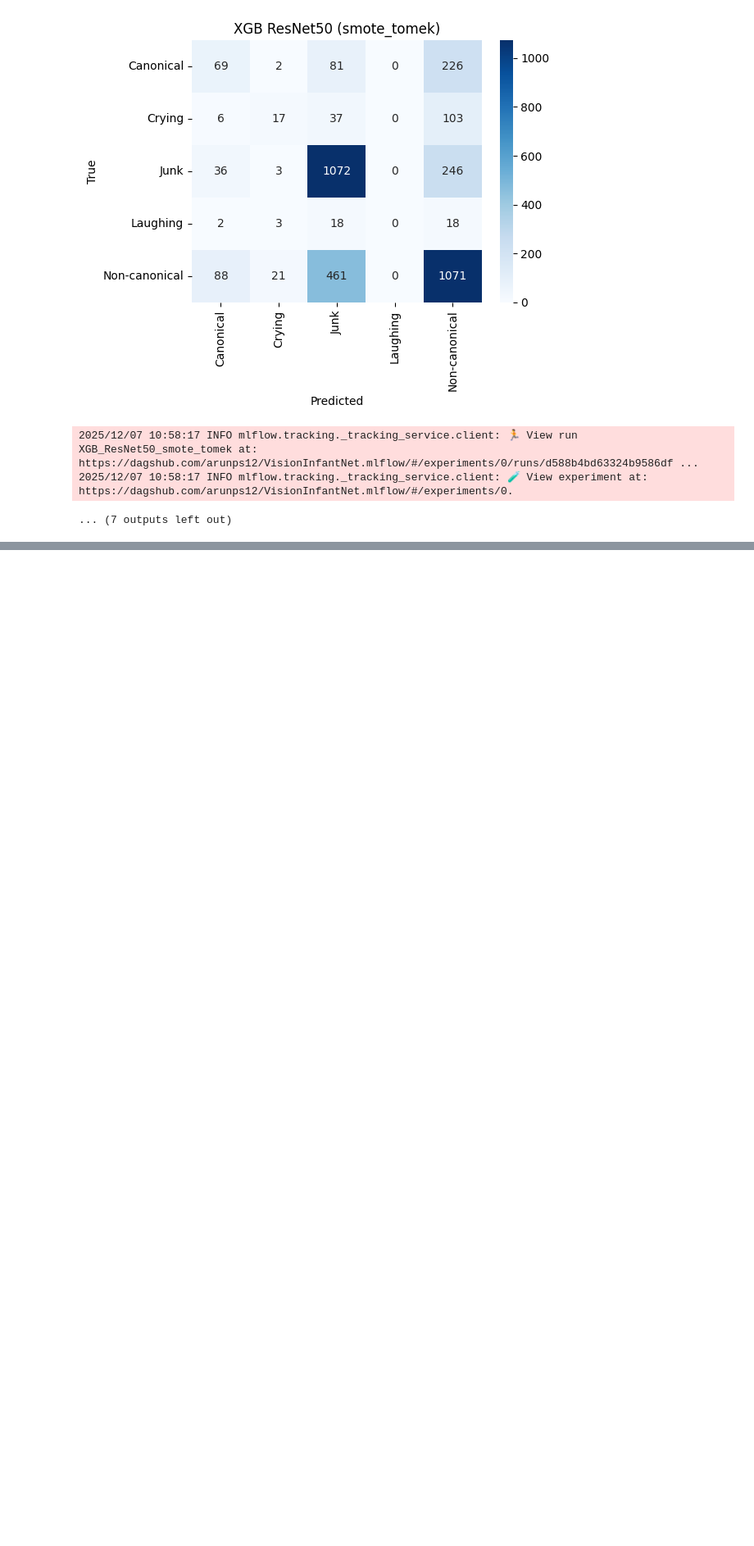
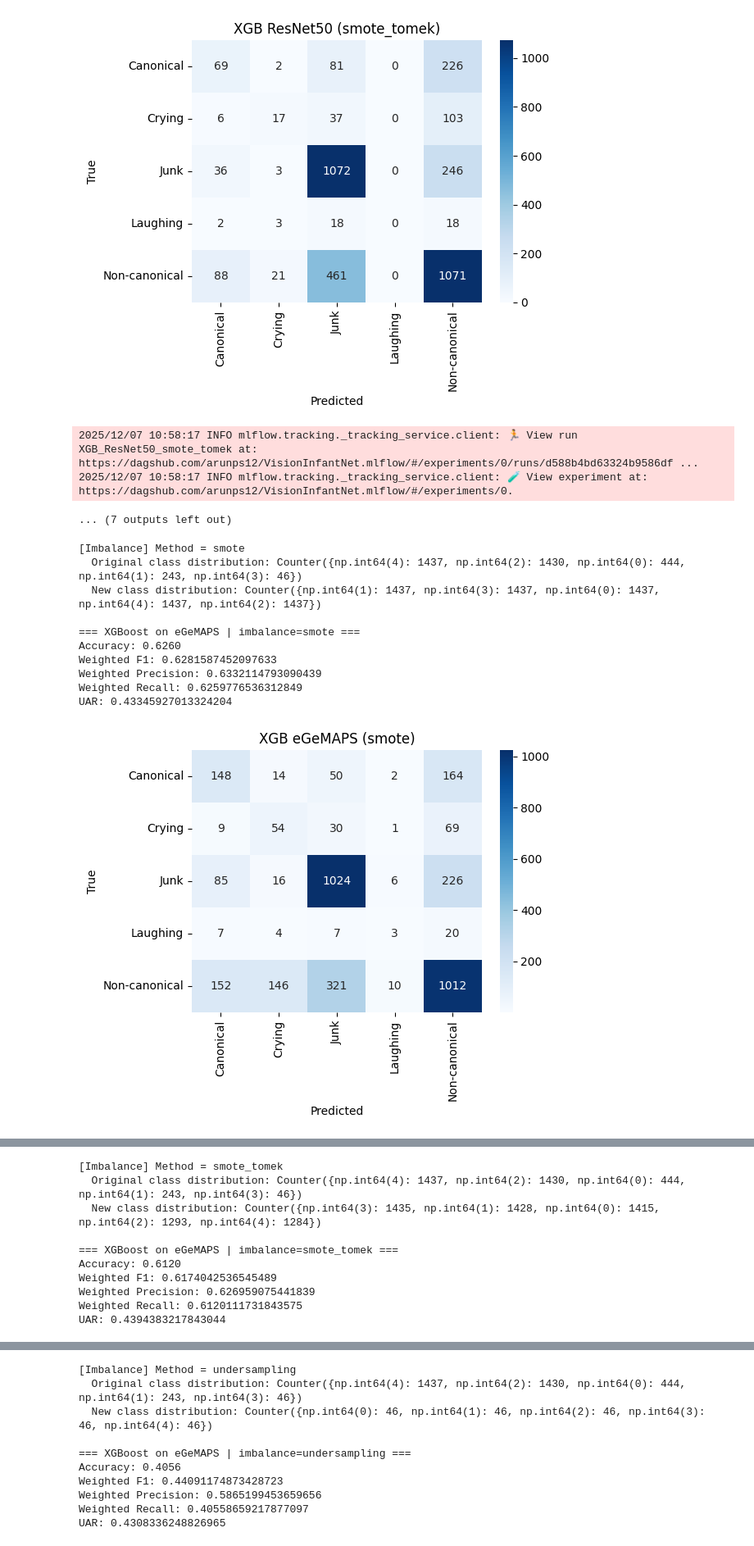
Before and after one commit to arunps12/VocalBaby, a Jupyter notebook: notebook/03_xgboost_imbalance_experiments.ipynb, the cells around one changed output, grey strips where cells are left out. Shown at 82% size. Saved outputs shown, nothing was run; the diff lists cells and outputs as text; code cells hidden in the pictures; blank space fills up the shorter version.

```diff
--- a/notebook/03_xgboost_imbalance_experiments.ipynb
+++ b/notebook/03_xgboost_imbalance_experiments.ipynb
@@ -393,10 +393,10 @@ def run_xgb_experiment_for_feature(
     return acc, metrics
 # %%
 feature_map = {
-    #"eGeMAPS":    (X_train_egemaps, X_valid_egemaps),
-    #"BoAW":       (X_train_boaw, X_valid_boaw),
-    #"FisherVec":  (X_train_fv, X_valid_fv),
-    #"PANNs":      (X_train_panns, X_valid_panns),
+    "eGeMAPS":    (X_train_egemaps, X_valid_egemaps),
+    "BoAW":       (X_train_boaw, X_valid_boaw),
+    "FisherVec":  (X_train_fv, X_valid_fv),
+    "PANNs":      (X_train_panns, X_valid_panns),
     "ResNet50":   (X_train_resnet, X_valid_resnet),
 }
 
@@ -484,3 +484,49 @@ UAR: 0.34589257522922434
 2025/12/07 10:58:17 INFO mlflow.tracking._tracking_service.client: 🏃 View run XGB_ResNet50_smote_tomek at: https://dagshub.com/arunps12/VisionInfantNet.mlflow/#/experiments/0/runs/d588b4bd63324b9586df ...
 2025/12/07 10:58:17 INFO mlflow.tracking._tracking_service.client: 🧪 View experiment at: https://dagshub.com/arunps12/VisionInfantNet.mlflow/#/experiments/0.
 ... (7 outputs left out)
+# %%
+feature_map = {
+    "eGeMAPS":    (X_train_egemaps, X_valid_egemaps)
+    }
+
+imbalance_methods = [
+    "smote",
+    "smote_tomek",
+    "undersampling",
+    "smote_enn",
+]
+
+results_table = []
+
+for feat_name, (Xtr, Xval) in feature_map.items():
+    for imb in imbalance_methods:
+        acc, metrics = run_xgb_experiment_for_feature(
+            feature_name=feat_name,
+            X_train_raw=Xtr,
+            X_valid_raw=Xval,
+            imbalance_method=imb,
+        )
+        results_table.append({
+            "feature": feat_name,
+            "imbalance_method": imb,
+            "accuracy": acc,
+            "f1": metrics.f1_score,
+            "precision": metrics.precision_score,
+            "recall": metrics.recall_score,
+            "uar": metrics.uar,
+        })
+
+results_df = pd.DataFrame(results_table)
+results_df
+# %% [output]
+[Imbalance] Method = smote
+  Original class distribution: Counter({np.int64(4): 1437, np.int64(2): 1430, np.int64(0): 444, np.int64(1): 243, np.int64(3): 46})
+  New class distribution: Counter({np.int64(1): 1437, np.int64(3): 1437, np.int64(0): 1437, np.int64(4): 1437, np.int64(2): 1437})
+
+=== XGBoost on eGeMAPS | imbalance=smote ===
+Accuracy: 0.6260
+Weighted F1: 0.6281587452097633
+Weighted Precision: 0.6332114793090439
+Weighted Recall: 0.6259776536312849
+UAR: 0.43345927013324204
+[figure, added]
@@ -486,0 +535,10 @@ UAR: 0.34589257522922434
+[Imbalance] Method = smote_tomek
+  Original class distribution: Counter({np.int64(4): 1437, np.int64(2): 1430, np.int64(0): 444, np.int64(1): 243, np.int64(3): 46})
+  New class distribution: Counter({np.int64(3): 1435, np.int64(1): 1428, np.int64(0): 1415, np.int64(2): 1293, np.int64(4): 1284})
+
+=== XGBoost on eGeMAPS | imbalance=smote_tomek ===
+Accuracy: 0.6120
+Weighted F1: 0.6174042536545489
+Weighted Precision: 0.626959075441839
+Weighted Recall: 0.6120111731843575
+UAR: 0.4394383217843044
@@ -486,0 +548,10 @@ UAR: 0.34589257522922434
+[Imbalance] Method = undersampling
+  Original class distribution: Counter({np.int64(4): 1437, np.int64(2): 1430, np.int64(0): 444, np.int64(1): 243, np.int64(3): 46})
+  New class distribution: Counter({np.int64(0): 46, np.int64(1): 46, np.int64(2): 46, np.int64(3): 46, np.int64(4): 46})
+
+=== XGBoost on eGeMAPS | imbalance=undersampling ===
+Accuracy: 0.4056
+Weighted F1: 0.44091174873428723
+Weighted Precision: 0.5865199453659656
+Weighted Recall: 0.40558659217877097
+UAR: 0.4308336248826965
```
Also changed, not shown: parts of 1 cell of this notebook.
